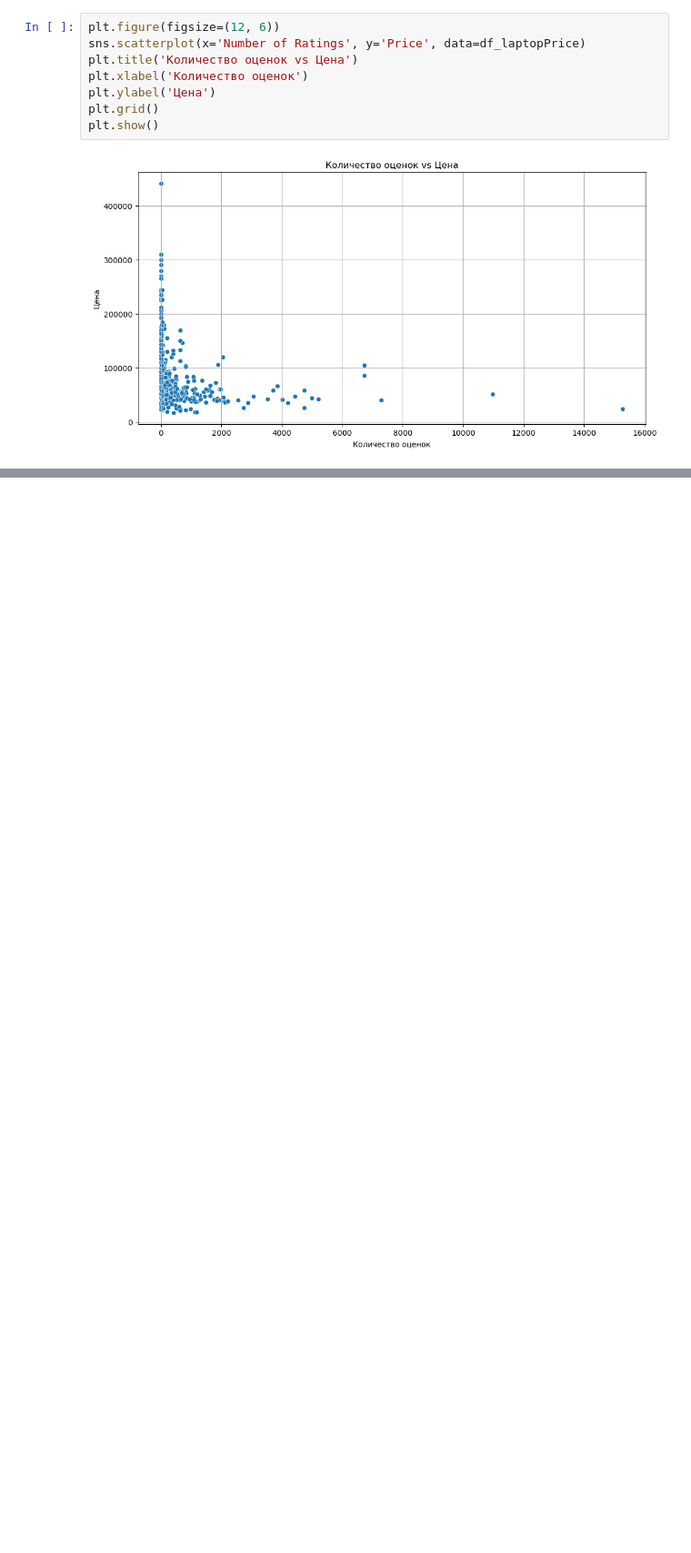
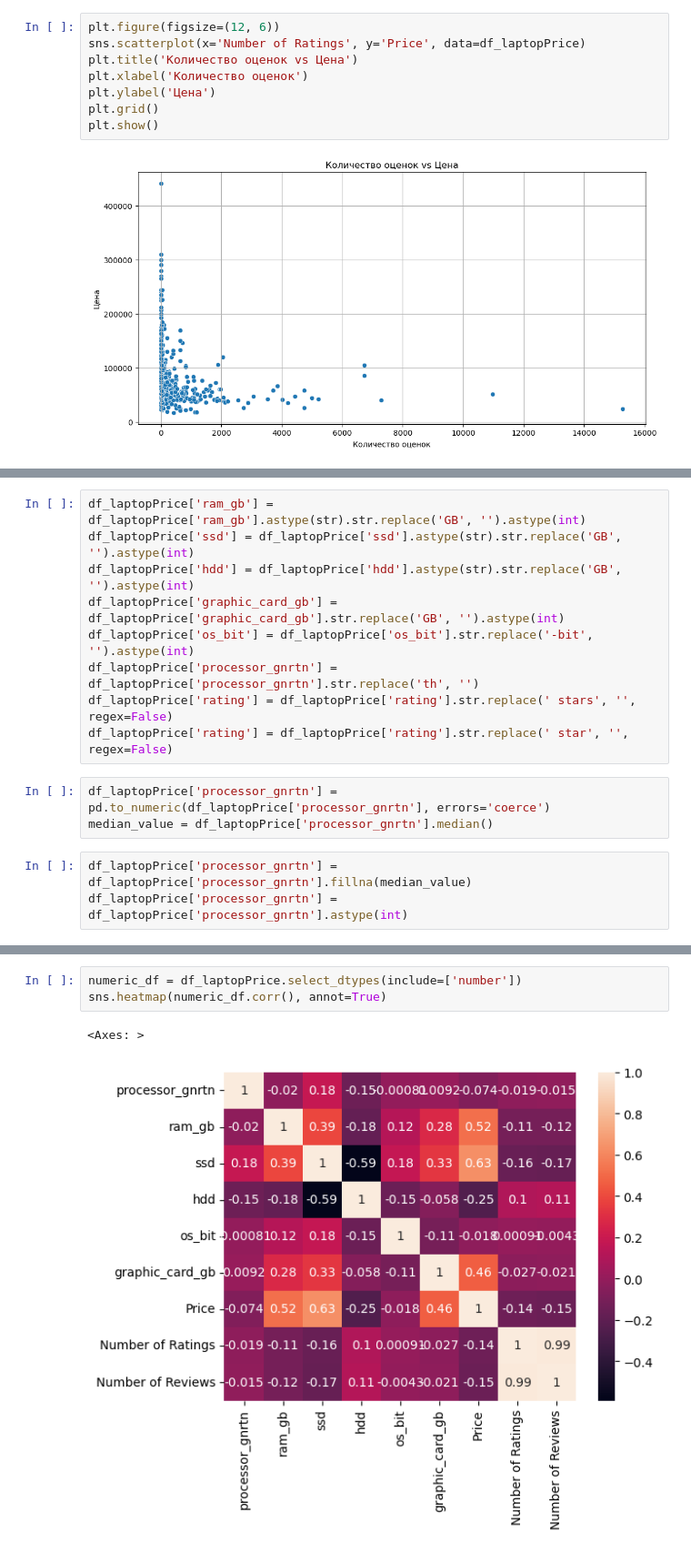
Before and after one commit to kri7ch/Machine-Learning, a Jupyter notebook: Tasks/rakhm_mikhaylov_laptop.ipynb, the cells around one changed output, grey strips where cells are left out. Shown at 91% size. Cells and saved outputs as stored; diff of their text form; blank space fills up the shorter version.

```diff
--- a/Tasks/rakhm_mikhaylov_laptop.ipynb
+++ b/Tasks/rakhm_mikhaylov_laptop.ipynb
@@ -263,0 +269,15 @@ plt.show()
+# %%
+df_laptopPrice['ram_gb'] = df_laptopPrice['ram_gb'].astype(str).str.replace('GB', '').astype(int)
+df_laptopPrice['ssd'] = df_laptopPrice['ssd'].astype(str).str.replace('GB', '').astype(int)
+df_laptopPrice['hdd'] = df_laptopPrice['hdd'].astype(str).str.replace('GB', '').astype(int)
+df_laptopPrice['graphic_card_gb'] = df_laptopPrice['graphic_card_gb'].str.replace('GB', '').astype(int)
+df_laptopPrice['os_bit'] = df_laptopPrice['os_bit'].str.replace('-bit', '').astype(int)
+df_laptopPrice['processor_gnrtn'] = df_laptopPrice['processor_gnrtn'].str.replace('th', '')
+df_laptopPrice['rating'] = df_laptopPrice['rating'].str.replace(' stars', '', regex=False)
+df_laptopPrice['rating'] = df_laptopPrice['rating'].str.replace(' star', '', regex=False)
+# %%
+df_laptopPrice['processor_gnrtn'] = pd.to_numeric(df_laptopPrice['processor_gnrtn'], errors='coerce')
+median_value = df_laptopPrice['processor_gnrtn'].median()
+# %%
+df_laptopPrice['processor_gnrtn'] = df_laptopPrice['processor_gnrtn'].fillna(median_value)
+df_laptopPrice['processor_gnrtn'] = df_laptopPrice['processor_gnrtn'].astype(int)
@@ -263,0 +313,6 @@ plt.show()
+# %%
+numeric_df = df_laptopPrice.select_dtypes(include=['number'])
+sns.heatmap(numeric_df.corr(), annot=True)
+# %% [output]
+<Axes: >
+[figure, added]
```
Also changed, not shown: parts of 36 cells of this notebook.
